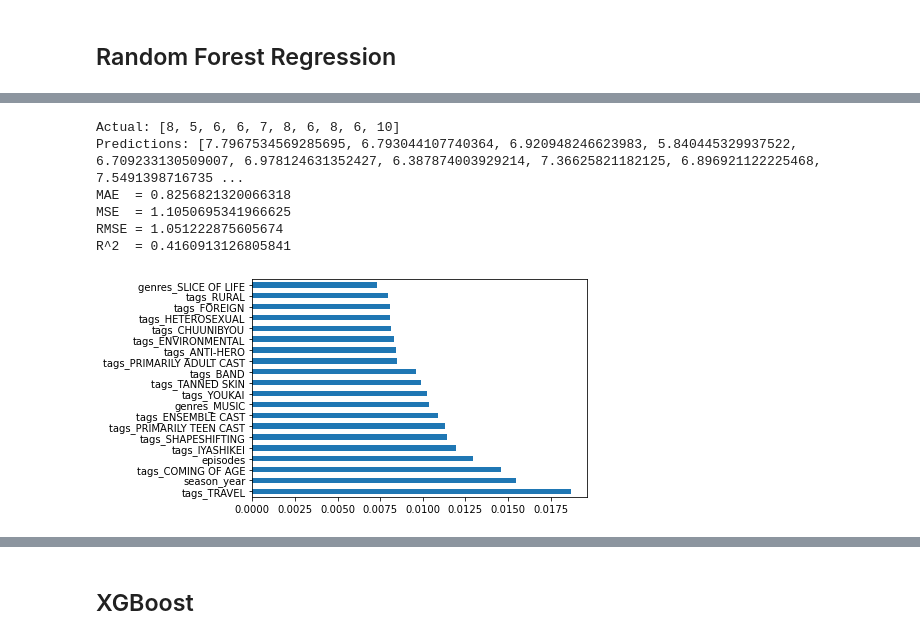
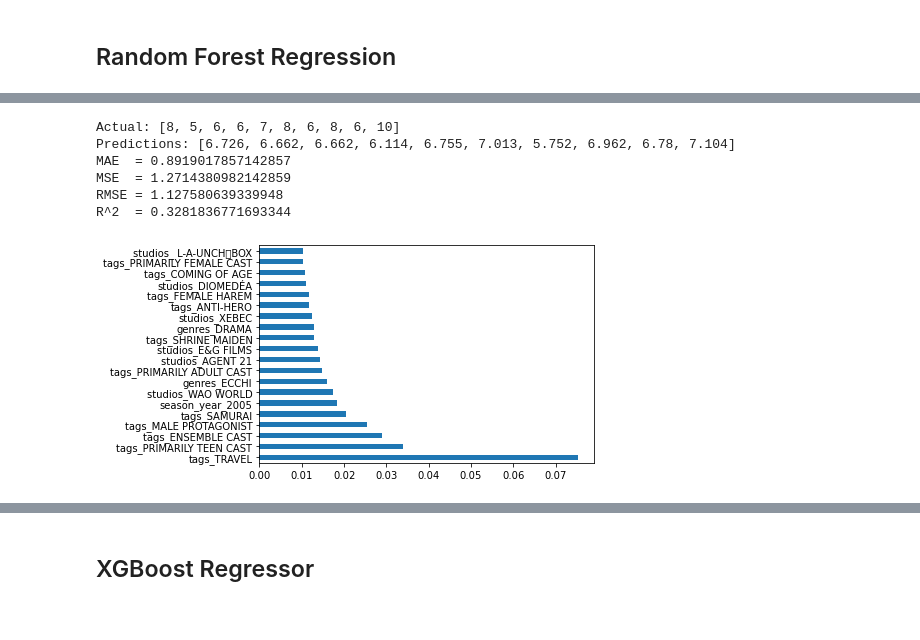
Before and after one commit to barrettotte/anilist-ml, a Jupyter notebook: model-select-reg.ipynb, the cells around one changed output, grey strips where cells are left out. Drawn from its saved outputs; the diff is of its cells as text; code cells hidden in the pictures.

Commit message:
classifier model testing

```diff
--- a/model-select-reg.ipynb
+++ b/model-select-reg.ipynb
@@ -51,6 +51,7 @@ def binary_encode(df: DataFrame, col: str) -> DataFrame:
     try:
         df[col] = df[col].apply(json.loads) # deserialize JSON array
     except ValueError: pass
+    except TypeError:  pass
 
     encoded = df.explode(col) # expand categorical data into rows
     encoded = pd.concat([df, pd.get_dummies(encoded[col], prefix=col, prefix_sep='_')], axis=1) # convert to indicators
@@ -61,13 +62,14 @@ def binary_encode(df: DataFrame, col: str) -> DataFrame:
 # data leaks that occur with one-hot encoding since it retains one row per entity.
 
 encoded_df = pd.read_csv(os.path.join(data_dir, f'user-{today}-enriched.csv'))
-cols = ['format', 'season', 'source', 'genres', 'studios', 'tags']
+cols = ['genres', 'studios', 'tags', 'season_year', 'source']
+
+encoded_df.drop(['episodes', 'format', 'season'], axis=1, inplace=True)
 
 # binary encode each categorical column
 for col in cols:
     encoded_df = binary_encode(encoded_df, col)
 encoded_df.drop(['id'], axis=1, inplace=True)
 
-encoded_df.to_csv(os.path.join(data_dir, f'user-{today}-reg-encoded.csv'), index=False)
 print(encoded_df.shape)
 # %% [output]
@@ -134,7 +136,7 @@ Wall time: 166 ms
 #   https://scikit-learn.org/stable/modules/generated/sklearn.tree.DecisionTreeRegressor.html
 #   https://scikit-learn.org/stable/modules/generated/sklearn.model_selection.GridSearchCV.html
 
-hyper_best = {'criterion': 'mse', 'max_depth': 2, 'max_leaf_nodes': 2}
+hyper_best = None
 
 if not hyper_best:
     param_grid = {
@@ -144,7 +146,7 @@ if not hyper_best:
         'max_depth': [2, 3, 4, 8, 16, 32],
         'max_leaf_nodes': [2, 5, 10, 15, 18, 20, 25, 50],
     }
-    hyper_search = GridSearchCV(DecisionTreeRegressor(random_state=SEED), param_grid, cv=3, verbose=1).fit(X_train, y_train)
+    hyper_search = GridSearchCV(model, param_grid, cv=5, verbose=1).fit(X_valid, y_valid)
     hyper_best = hyper_search.best_params_
 
 print('Best hyperparameters =', hyper_best)
@@ -213,19 +215,19 @@ Wall time: 720 ms
 #   https://scikit-learn.org/stable/modules/generated/sklearn.ensemble.RandomForestRegressor.html
 #   https://scikit-learn.org/stable/modules/generated/sklearn.model_selection.GridSearchCV.html
 
-hyper_best = {'criterion': 'poisson', 'max_features': 'log2', 'max_leaf_nodes': 128, 'n_estimators': 1000}
+hyper_best = {'max_leaf_nodes': 128, 'n_estimators': 1000}
 
 if not hyper_best:
     param_grid = {
-        'criterion': ['squared_error', 'absolute_error', 'poisson'],
+        # 'criterion': ['squared_error', 'absolute_error', 'poisson'],
         # 'max_depth': [2, 4, 8, 16, 32, 64, 128],
         'n_estimators': [10, 25, 50, 100, 250, 500, 1000],
         # 'min_samples_split': [2, 6, 10],
         # 'min_samples_leaf': [1, 3, 4],
         'max_leaf_nodes': [2, 4, 8, 16, 32, 64, 128],
-        'max_features': ['auto', 'sqrt', 'log2'],
+        # 'max_features': ['auto', 'sqrt', 'log2'],
     }
-    hyper_search = GridSearchCV(RandomForestRegressor(random_state=SEED), param_grid, cv=3, verbose=1).fit(X_train, y_train)
+    hyper_search = GridSearchCV(model, param_grid, cv=5, verbose=1).fit(X_valid, y_valid)
     hyper_best = hyper_search.best_params_
 
 print('Best hyperparameters =', hyper_best)
@@ -236,24 +238,24 @@ Wall time: 497 µs
 # %%
 %%time
 
 # Try retraining model with new hyperparameters
 
-model = RandomForestRegressor(**hyper_best)
+model = RandomForestRegressor(**hyper_best, random_state=SEED)
 model.fit(X_train, y_train)
 y_pred = model.predict(X_test)
 
 print('Actual:', y_test.tolist()[0:10])
 print('Predictions:', y_pred.tolist()[0:10])
-print_model_error(y_test, y_pred)
+print_model_results(y_test, y_pred)
 
 feat_importances = pd.Series(model.feature_importances_, index=X_test.columns)
 feat_importances.nlargest(20).plot(kind='barh')
 plt.show()
 # %% [output]
 Actual: [8, 5, 6, 6, 7, 8, 6, 8, 6, 10]
-Predictions: [7.7967534569285695, 6.793044107740364, 6.920948246623983, 5.840445329937522, 6.709233130509007, 6.978124631352427, 6.387874003929214, 7.36625821182125, 6.896921122225468, 7.5491398716735 ...
-MAE  = 0.8256821320066318
-MSE  = 1.1050695341966625
-RMSE = 1.051222875605674
-R^2  = 0.4160913126805841
+Predictions: [6.726, 6.662, 6.662, 6.114, 6.755, 7.013, 5.752, 6.962, 6.78, 7.104]
+MAE  = 0.8919017857142857
+MSE  = 1.2714380982142859
+RMSE = 1.127580639339948
+R^2  = 0.3281836771693344
-[figure, old version]
+[figure, new version]
@@ -262,5 +264,5 @@ Wall time: 1.48 s
 # %% [markdown]
-## XGBoost
+## XGBoost Regressor
 # %%
 %%time
 
```
Also changed, not shown: parts of 13 cells of this notebook, 11 other files.
